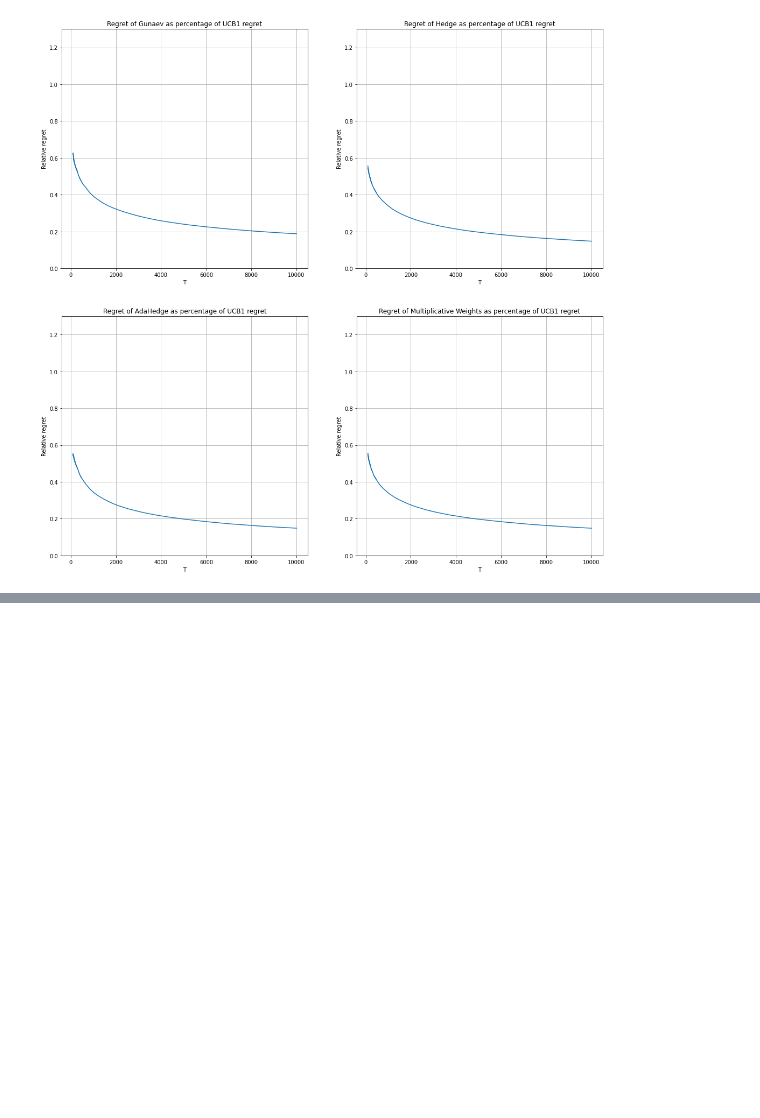
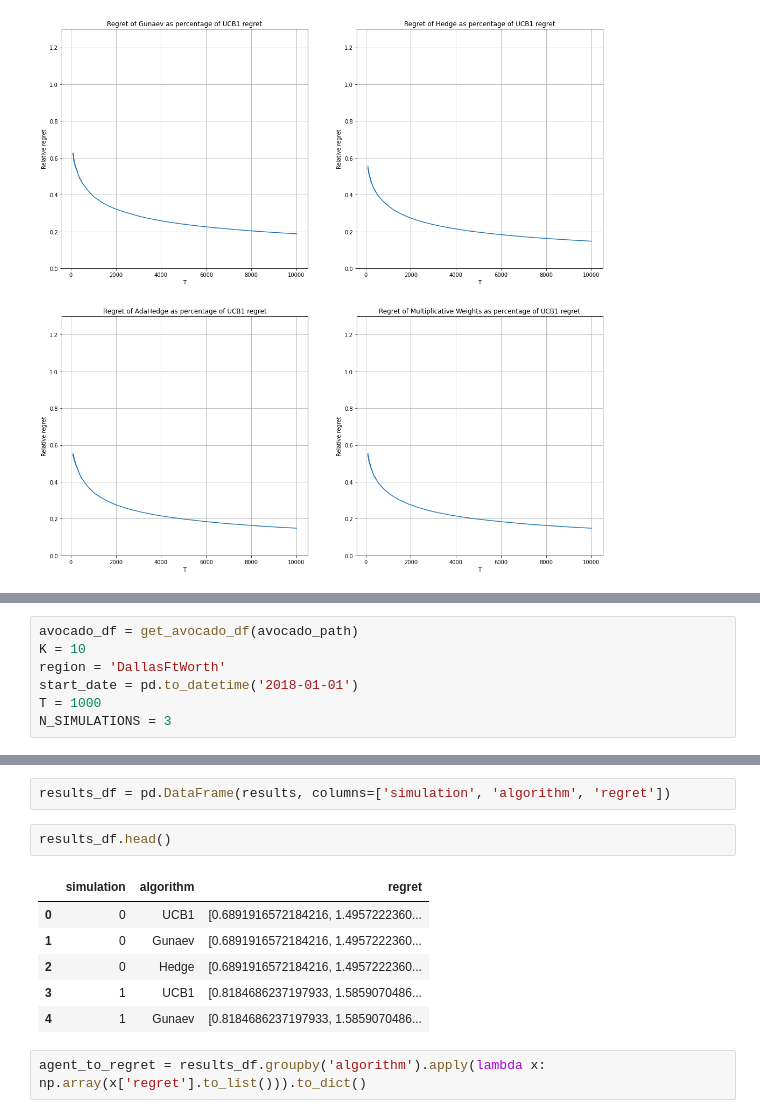
Before and after one commit to thxi/hse_thesis, a Jupyter notebook: notebooks/Pricing bandits.ipynb, the cells around one changed output, grey strips where cells are left out. Saved outputs shown, nothing was run; the diff lists cells and outputs as text; blank space fills up the shorter version.

```diff
--- a/notebooks/Pricing bandits.ipynb
+++ b/notebooks/Pricing bandits.ipynb
@@ -244,0 +248,7 @@ seems like there is not noticeable difference between the aggregating algorithms
+# %%
+avocado_df = get_avocado_df(avocado_path)
+K = 10
+region = 'DallasFtWorth'
+start_date = pd.to_datetime('2018-01-01')
+T = 1000
+N_SIMULATIONS = 3
@@ -244,0 +311,13 @@ seems like there is not noticeable difference between the aggregating algorithms
+# %%
+results_df = pd.DataFrame(results, columns=['simulation', 'algorithm', 'regret'])
+# %%
+results_df.head()
+# %% [output]
+|  | simulation | algorithm | regret |
+| 0 | 0 | UCB1 | [0.6891916572184216, 1.4957222360... |
+| 1 | 0 | Gunaev | [0.6891916572184216, 1.4957222360... |
+| 2 | 0 | Hedge | [0.6891916572184216, 1.4957222360... |
+| 3 | 1 | UCB1 | [0.8184686237197933, 1.5859070486... |
+| 4 | 1 | Gunaev | [0.8184686237197933, 1.5859070486... |
+# %%
+agent_to_regret = results_df.groupby('algorithm').apply(lambda x: np.array(x['regret'].to_list())).to_dict()
```
Also changed, not shown: parts of 35 cells of this notebook, 3 other files.
